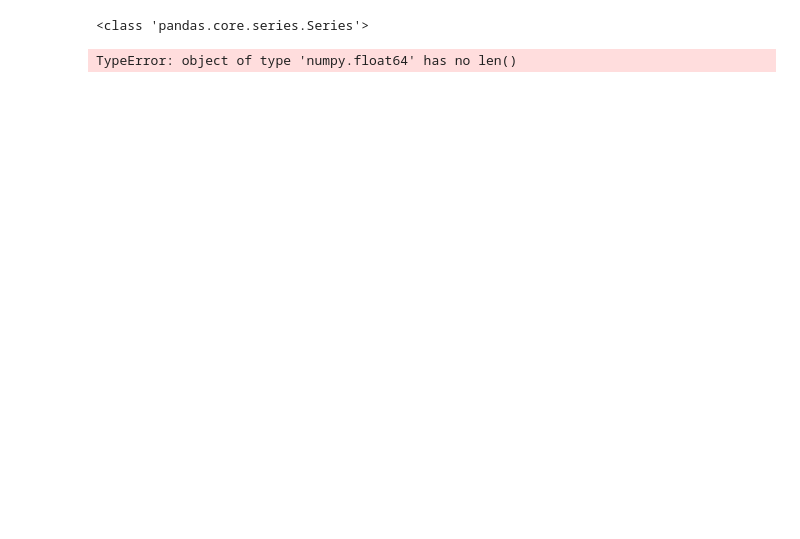
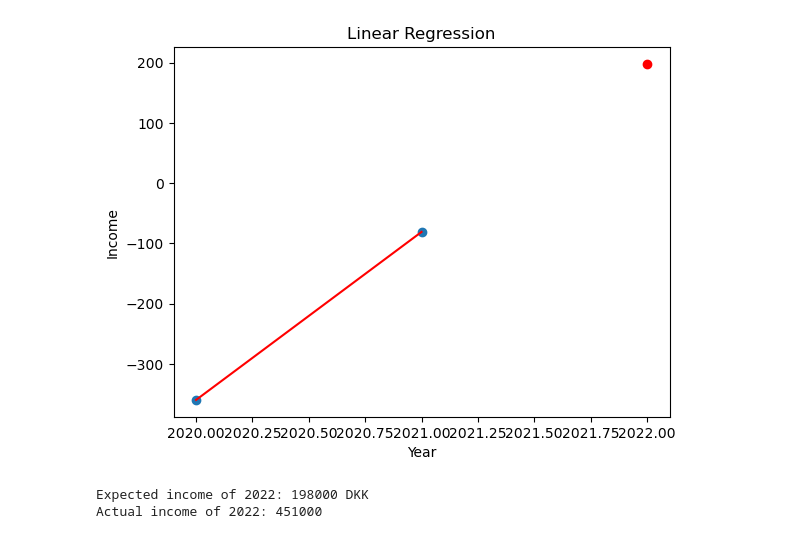
Before and after one commit to FrederikBA/DataScienceMP2, a Jupyter notebook: main.ipynb, the cells around one changed output. Cells and saved outputs as stored; diff of their text form; code cells hidden in the pictures; blank space fills up the shorter version.

```diff
--- a/main.ipynb
+++ b/main.ipynb
@@ -30,30 +31,35 @@ df
 # %%
+#Method to predict the latest yearly result based on the previous and the before for a single company
+
 def predict_2022_result(company_name) :
     row = df[df['company'] == company_name].iloc[0]
-    row = pd.Series(row)
-    print(row)
 
-    train_data = row.loc['yearly result before (in thousands)']
-    test_data = row.loc['yearly result previous (in thousands)']
+    #Define the X and Y values for linear regression
+    X = [[2020], [2021]]
+    y = [row[2020], row[2021]]
 
-    # Creating the ARIMA model
-    model = ARIMA(train_data, order=(1, 1, 1))
-    model_fit = model.fit()
+    # Create a Linear Regression model and fit it to your data
+    model = LinearRegression()
+    model.fit(X, y)
 
-    # Making predictions on the testing data
-    predictions = model_fit.forecast(steps=len(test_data))[0]
+    # Use the model to make a prediction for 2021
+    prediction = model.predict([[2022]])
 
-    # Evaluating the model's performance
-    mse = mean_squared_error(test_data, predictions)
-    rmse = np.sqrt(mse)
-    print('RMSE:', rmse)
+    # Plot the data and the line of best fit
+    plt.scatter(X, y)
+    plt.plot(X, model.predict(X), color='red')
+    plt.plot([[2022]], prediction, 'ro')
+    plt.xlabel('Year')
+    plt.ylabel('Income')
+    plt.title('Linear Regression')
+    plt.show()
 
-    # Making predictions for 2022
-    forecast = model_fit.forecast(steps=1)[0]
-    print('Predicted income for 2022:', forecast[0])
-    print(f'Actual income for 2022: {row["yearly result latest (in thousands)"]}')
+    # Return the prediction
+    return f'Expected income of 2022: {int(prediction)}000 DKK \nActual income of 2022: {int(row[2022])}000'
 # %%
-predict_2022_result('Meew')
+#Call the method
+print(predict_2022_result('Meew'))
 # %% [output]
+[figure, added]
-<class 'pandas.core.series.Series'>
+Expected income of 2022: 198000 DKK
+Actual income of 2022: 451000
-TypeError: object of type 'numpy.float64' has no len()
```
Also changed, not shown: parts of 7 cells of this notebook, 2 other files.
